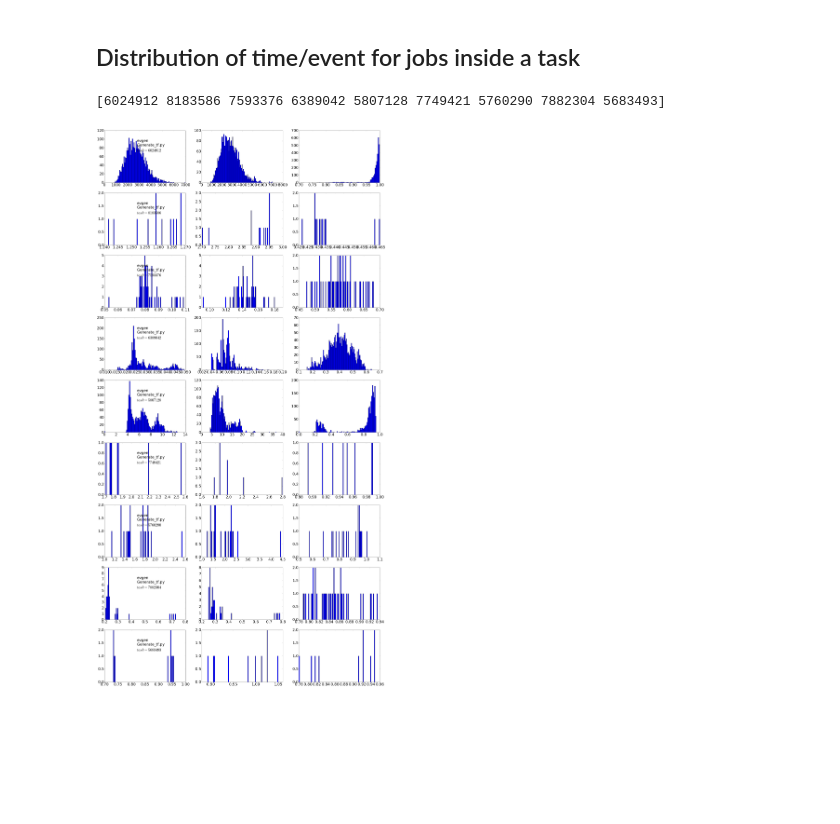
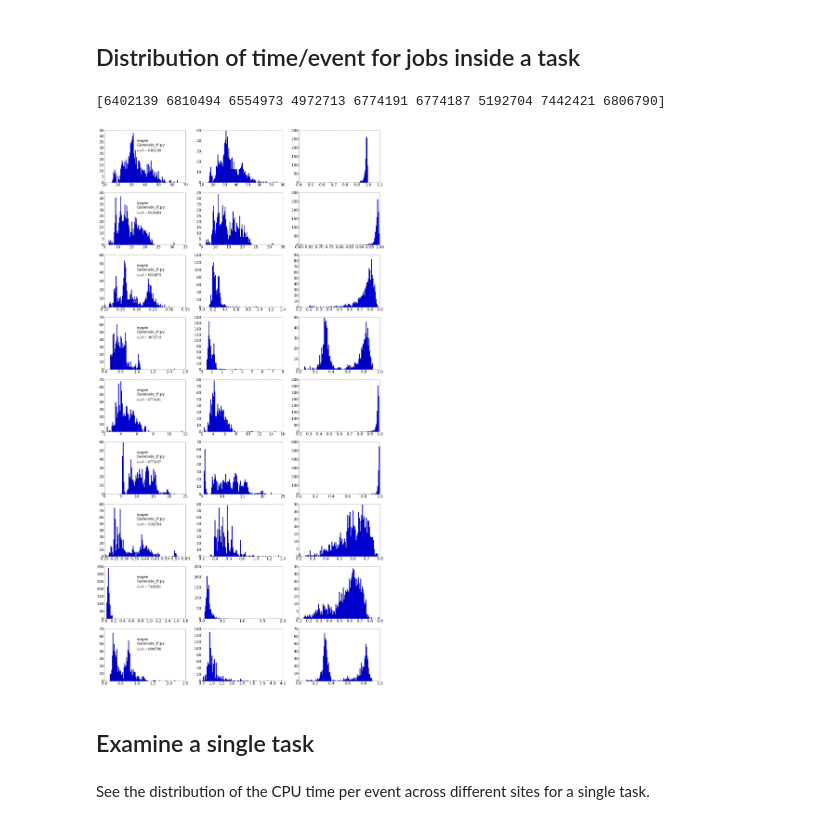
Before and after one commit to sciaba/ATLAS-CPU-time-analysis, a Jupyter notebook: Notebooks/Job_CPUtime_analysis.ipynb, the cells around one changed output. Drawn from its saved outputs; the diff is of its cells as text; code cells hidden in the pictures; blank space fills up the shorter version.

```diff
--- a/Notebooks/Job_CPUtime_analysis.ipynb
+++ b/Notebooks/Job_CPUtime_analysis.ipynb
@@ -245,7 +274,7 @@ with open('tasks.csv', 'w') as f:
 # %% [markdown]
 ## Import to a DataFrame
 # %%
-df = pd.read_csv('tasks.csv', dtype={'cpu_n': 'float'}, names=['jeditaskid', 'processingtype', 'transformation', 'atlrel',
+df = pd.read_csv('tasks.csv', dtype={'cpu_n': 'float'}, names=['jeditaskid', 'processingtype', 'transformation', 'atlrel', 'site',
                                                                'njobs', 'cpuevt_avg', 'cpuevt_rms', 'wallevt_avg',
-                                                               'wallevt_rms', 'cpu', 'wc', 'cpu_n', 'cores', 'jevts', 'eff'])
+                                                               'wallevt_rms', 'cpu', 'wc', 'cores', 'jevts', 'eff'])
 # %%
@@ -362,7 +444,7 @@ The purpose of these plots is to show how much tasks of the same type can differ
 # %%
 fig = plt.figure(figsize=(40,40))
 plt.rcParams.update({'font.size': 30})
-var = 'wallevt_avg'
+var = 'eff'
 wc_tot = df['wc'].sum()
 i = 1
 
@@ -373,17 +455,17 @@ for (p, t), g in grouped:
         continue
     if g['wc'].sum() < 0.015 * wc_tot:
         continue
-    mean = g[var].mean()
-    std = g[var].std()
-    range = [0., mean + std * 5]
+    mean = np.average(g[var], weights=g['jevts'])   # average time weighted with no. of events
+    std = math.sqrt(np.average((g[var] - mean)**2, weights=g['jevts']))
+    range = [0., 1.]
     sp = plt.subplot(3, 3, i)
-    g[var].hist(bins=100, range=range, log=True)
+    plt.hist(g[var].tolist(), bins=100, range=range, weights=g['jevts'].tolist(), log=False)   # integral is total no. of events
     t_x = lambda x: sp.get_xlim()[0] + (sp.get_xlim()[1] - sp.get_xlim()[0]) * x
     t_y = lambda x: sp.get_ylim()[0] + (sp.get_ylim()[1] - sp.get_ylim()[0]) * x
-    plt.text(t_x(0.4), t_y(1.)**.7, p+'\n'+t)
+    plt.text(t_x(.4), t_y(.8), p+'\n'+t)
     stats = r'$\mu=%.3f,\ \sigma=%.3f$' % (mean, std)
-    plt.text(t_x(.4), t_y(1.)**.6, stats)
+    plt.text(t_x(.4), t_y(.7), stats)
     stats = r'$\mathit{events}=%g$' % g['jevts'].sum()
-    plt.text(t_x(.4), t_y(1.)**.5, stats)
+    plt.text(t_x(.4), t_y(.6), stats)
     i += 1
 # %% [output]
@@ -395,21 +477,25 @@ ptype = 'evgen'
 trans = 'Generate_tf.py'
 
 # Find JEDI task with given parameters
-tasks = grouped.get_group((ptype, trans))
-tasks_sorted = tasks.sort_values('njobs', ascending=False)
-biggest_task = tasks_sorted['jeditaskid'].iloc[3]
-a = tasks_sorted['jeditaskid'].iloc[0:10000].values[:]
+tot_evts = dict()
+grouped = df.groupby(['processingtype', 'transformation', 'jeditaskid'], as_index=False)
+for (p, t, j), g in grouped:
+    if (p != ptype or t != trans): continue
+    tot_evts[j] = g['jevts'].sum()
+
+biggest_tasks = sorted(tot_evts, key=tot_evts.get, reverse=True)
+a = biggest_tasks[:100]
 random_task = np.random.choice(a, 9)
 print random_task
 # %% [output]
-[6024912 8183586 7593376 6389042 5807128 7749421 5760290 7882304 5683493]
+[6402139 6810494 6554973 4972713 6774191 6774187 5192704 7442421 6806790]
 # %%
 fig2 = plt.figure(figsize=(40,80))
 plt.rcParams.update({'font.size': 30})
 i = 1
 for t in random_task:
     s = {
-        "size": 3000,
+        "size": 1000,
         "_source": ["cpuconsumptiontime", "wall_time", "corecount", "nevents"],
         "query": {
             "filtered": {
@@ -418,37 +504,42 @@ for t in random_task:
                         "must": [
                             { "match": { "jeditaskid": str(t)}},
                             { "range": {"nevents": {"gte": 1}}},
+                            { "range": {"wall_time": {"gte": 60}}},
                             { "match": {"jobstatus": "finished"}}
                         ]
                     }
                 }
             }
         }
     }
     res = es.search(index=ind, body=s)
     cputimes = list()
     wctimes = list()
     effs = list()
     for h in res['hits']['hits']:
         vars = h['_source']
         cpuevt = vars['cpuconsumptiontime'] / vars['nevents']
         wcevt = vars['wall_time'] * vars['corecount'] / vars['nevents']
         eff = vars['cpuconsumptiontime'] / vars['wall_time'] / vars['corecount']
         cputimes.append(cpuevt)
         wctimes.append(wcevt)
         effs.append(eff)
 
     sp = plt.subplot(9, 3, i)
     plt.hist(cputimes, bins=100, range=None)
     t_x = lambda x: sp.get_xlim()[0] + (sp.get_xlim()[1] - sp.get_xlim()[0]) * x
     t_y = lambda x: sp.get_ylim()[0] + (sp.get_ylim()[1] - sp.get_ylim()[0]) * x
     plt.text(t_x(0.4), t_y(.7), ptype+'\n'+trans)
     stats = r'$task=%d$' % (t)
     plt.text(t_x(.4), t_y(.6), stats)
     sp = plt.subplot(9, 3, i+1)
     plt.hist(wctimes, bins=100, range=None)
     sp = plt.subplot(9, 3, i+2)
     plt.hist(effs, bins=100, range=None)
     i += 3
 # %% [output]
-[figure, old version]
+[figure, new version]
+# %% [markdown]
+## Examine a single task
+# %% [markdown]
+See the distribution of the CPU time per event across different sites for a single task.
```
Also changed, not shown: parts of 25 cells of this notebook, 1 other file.
